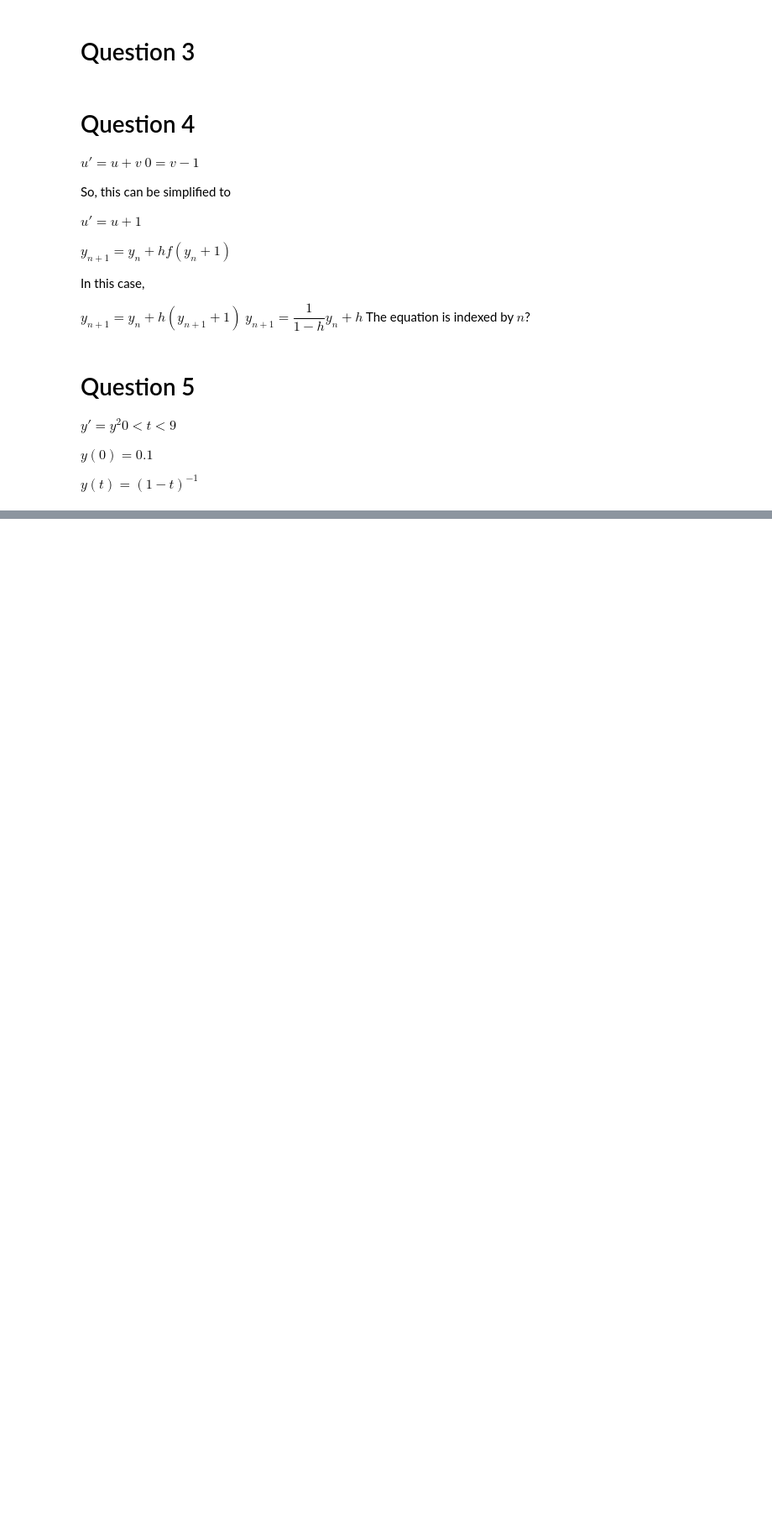
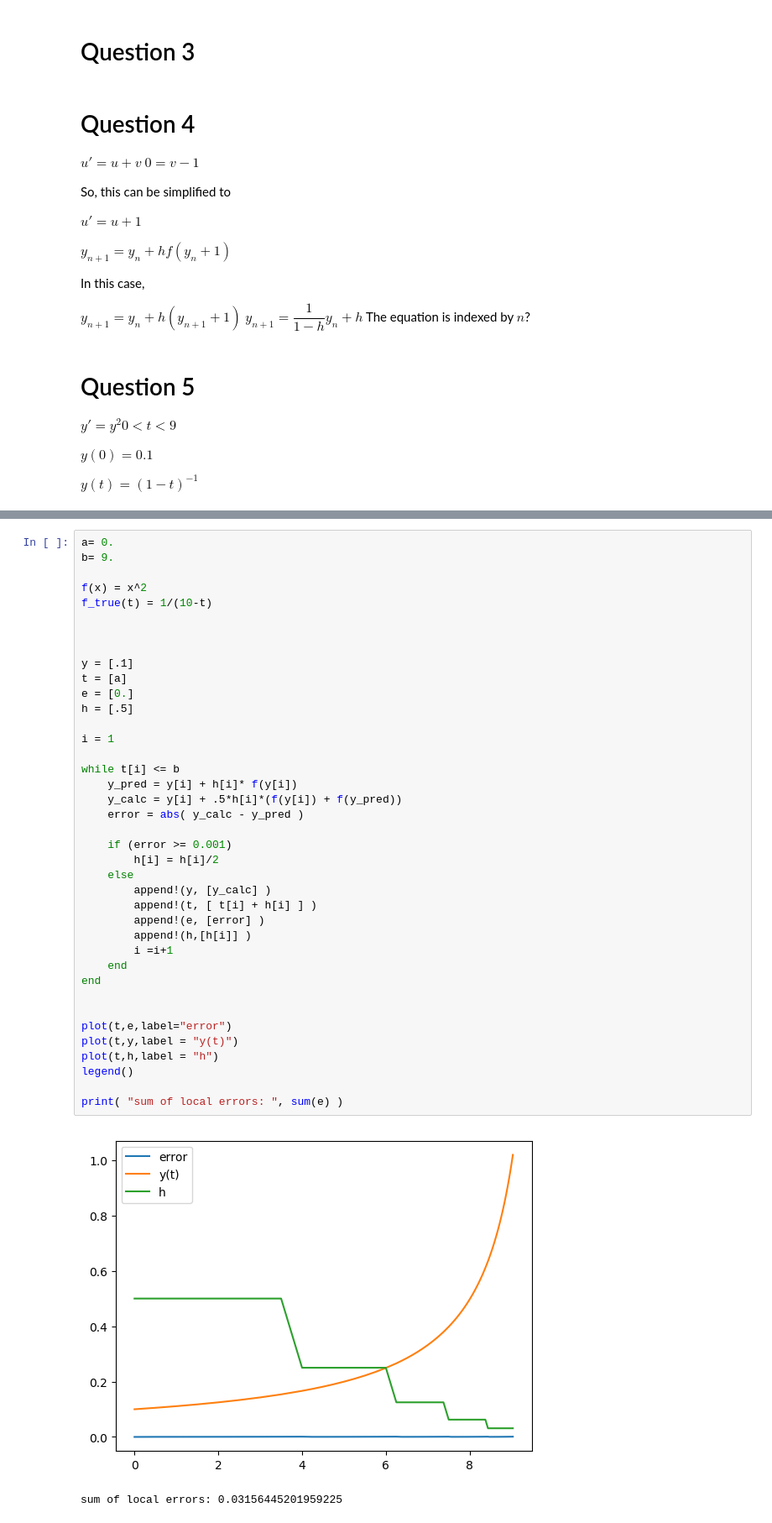
Before and after one commit to ericschulman/numerical, a Jupyter notebook: spring_hw2/homework2.ipynb, the cells around one changed output, grey strips where cells are left out. Shown at 84% size. Drawn from its saved outputs; the diff is of its cells as text; blank space fills up the shorter version.

```diff
--- a/spring_hw2/homework2.ipynb
+++ b/spring_hw2/homework2.ipynb
@@ -80,0 +146,42 @@ y[i+1]= y[t] + .5*h*(f(y[t]) + f(y_pred))
+# %%
+a= 0.
+b= 9.
+
+f(x) = x^2
+f_true(t) = 1/(10-t)
+
+
+
+y = [.1]
+t = [a]
+e = [0.]
+h = [.5]
+
+i = 1
+
+while t[i] <= b
+    y_pred = y[i] + h[i]* f(y[i])
+    y_calc = y[i] + .5*h[i]*(f(y[i]) + f(y_pred))
+    error = abs( y_calc - y_pred )
+
+    if (error >= 0.001)
+        h[i] = h[i]/2
+    else
+        append!(y, [y_calc] )
+        append!(t, [ t[i] + h[i] ] )
+        append!(e, [error] )
+        append!(h,[h[i]] )
+        i =i+1
+    end
+end
+
+
+plot(t,e,label="error")
+plot(t,y,label = "y(t)")
+plot(t,h,label = "h")
+legend()
+
+print( "sum of local errors: ", sum(e) )
+# %% [output]
+[figure, added]
+sum of local errors: 0.03156445201959225
```
Also changed, not shown: parts of 4 cells of this notebook.
